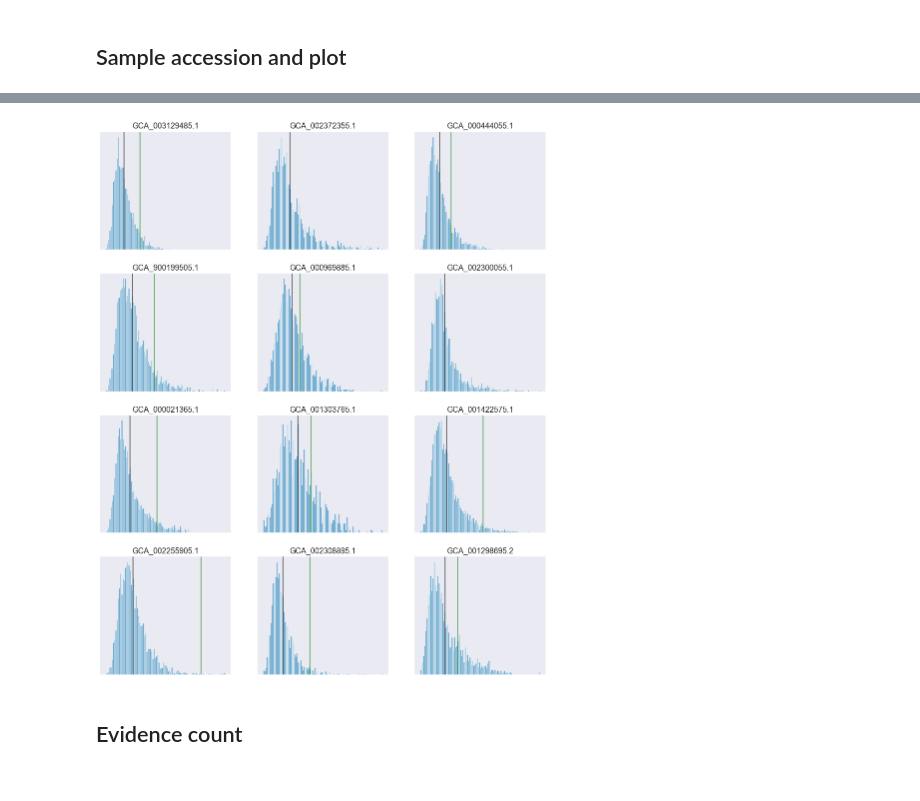
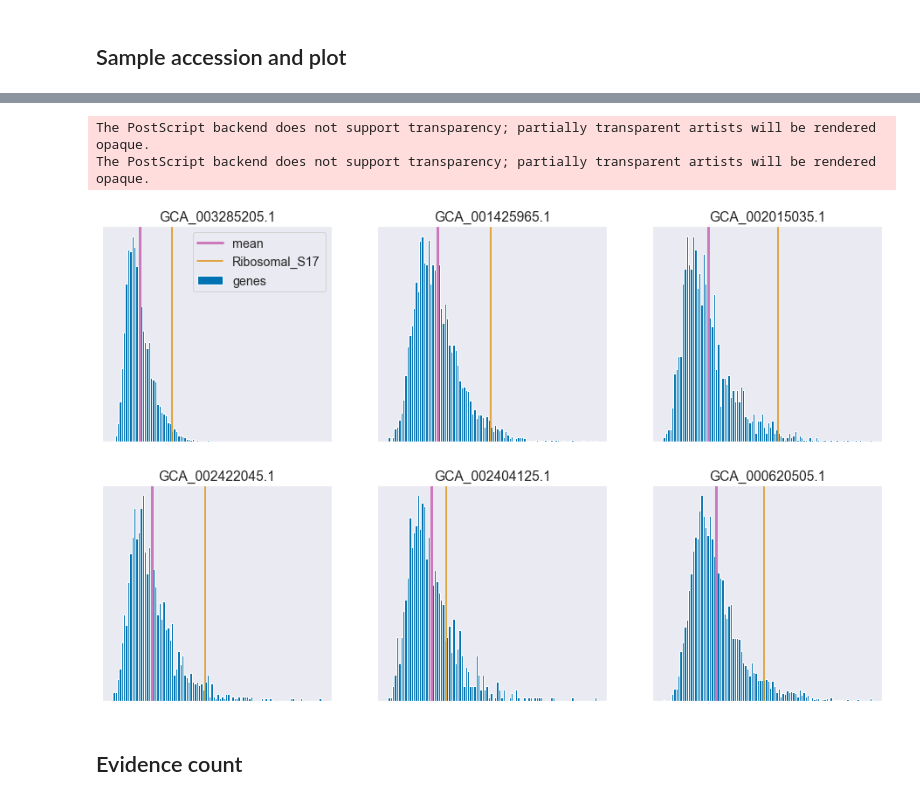
Before and after one commit to srom/nbias, a Jupyter notebook: notebook/Protein domain results.ipynb, the cells around one changed output, grey strips where cells are left out. Saved outputs shown, nothing was run; the diff lists cells and outputs as text; code cells hidden in the pictures.

```diff
--- a/notebook/Protein domain results.ipynb
+++ b/notebook/Protein domain results.ipynb
@@ -35,0 +106,15 @@ len(assembly_df[assembly_df['domain'] == 'Archaea'])
+# %%
+e_coli_genes_df, e_coli_distances = load_gene_dist(e_coli_assembly)
+
+f, ax = plt.subplots(1, 1, figsize=(11, 5))
+ax.hist(e_coli_distances, bins=100, label='Escherichia coli genes');
+ax.axvline(klebsiella_aerogenes_distance, color=palette[1], label='Klebsiella aerogenes');
+ax.axvline(dictyoglomus_thermophilum_distance, color=palette[4], label='Dictyoglomus thermophilum');
+ax.legend();
+ax.set_xlabel('Jensen-Shannon distance');
+ax.set_ylabel('Gene count');
+#f.savefig(
+#    os.path.join(os.getcwd(), 'report/diagrams/e_coli_distances.eps'),
+#    bbox_inches='tight',
+#    dpi=300,
+#)
@@ -52,7 +154,7 @@ def plot_domain_distances(
 ):
     n_rows = int(np.ceil(n_samples / n_cols))
 
-    _, axes = plt.subplots(n_rows, n_cols, figsize=(16, 5 * n_rows))
+    f, axes = plt.subplots(n_rows, n_cols, figsize=(16, 5 * n_rows))
     axes = axes.flatten()
     n_axes = len(axes)
 
@@ -91,21 +193,30 @@ def plot_domain_distances(
         protein_ids = domain_source[domain_source['query'] == domain_query]['protein_id'].values
 
         distances = gene_dist['distance'].values
-        ax.hist(distances, bins=100, alpha=0.5);
+        ax.hist(distances, bins=100, alpha=1, label='genes');
 
         mean = np.mean(distances)
-        ax.axvline(mean, color='black', alpha=0.7)
+        ax.axvline(mean, color=palette[4], alpha=1, label='mean', linewidth=3)
 
-        for v in gene_dist[gene_dist['protein_id'].isin(protein_ids)]['distance'].values:
+        for j, v in enumerate(gene_dist[gene_dist['protein_id'].isin(protein_ids)]['distance'].values):
             if tail == 'left':
                 color = 'green' if v < mean else 'red'
             else:
                 color = 'green' if v > mean else 'red'
 
-            ax.axvline(v, color=color, alpha=0.7);
+            label = None
+            if j == 0:
+                label = domain_query
+
+            ax.axvline(v, color=palette[1], alpha=1, label=label);
+
+        if i == 0:
+            ax.legend()
 
         ax.set_title(assembly)
 
         ax.axes.xaxis.set_visible(False)
         ax.axes.yaxis.set_visible(False)
+
+    return f
 # %%
@@ -133,14 +258,21 @@ plot_domain_distances(
 # %%
-plot_domain_distances(
+f = plot_domain_distances(
     assembly_df,
     domain_query='Ribosomal_S17',
     query_type='pfam',
     tail='right',
-    n_samples=12,
-    seed=100,
+    n_samples=6,
+    seed=444,
 )
+#f.savefig(
+#    os.path.join(os.getcwd(), 'report/diagrams/ribosomal_s17.eps'),
+#    bbox_inches='tight',
+#    dpi=300,
+#)
 # %% [output]
+The PostScript backend does not support transparency; partially transparent artists will be rendered opaque.
+The PostScript backend does not support transparency; partially transparent artists will be rendered opaque.
-[figure, old version]
+[figure, new version]
 # %% [markdown]
 ## Evidence count
 # %%
```
Also changed, not shown: parts of 22 cells of this notebook.
